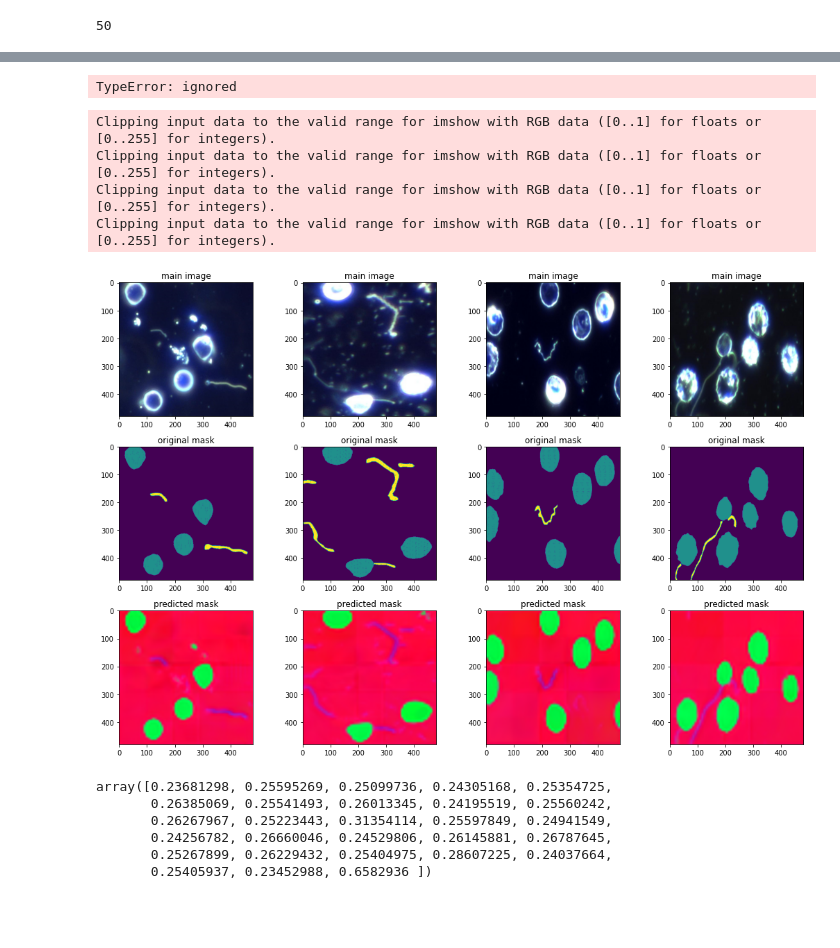
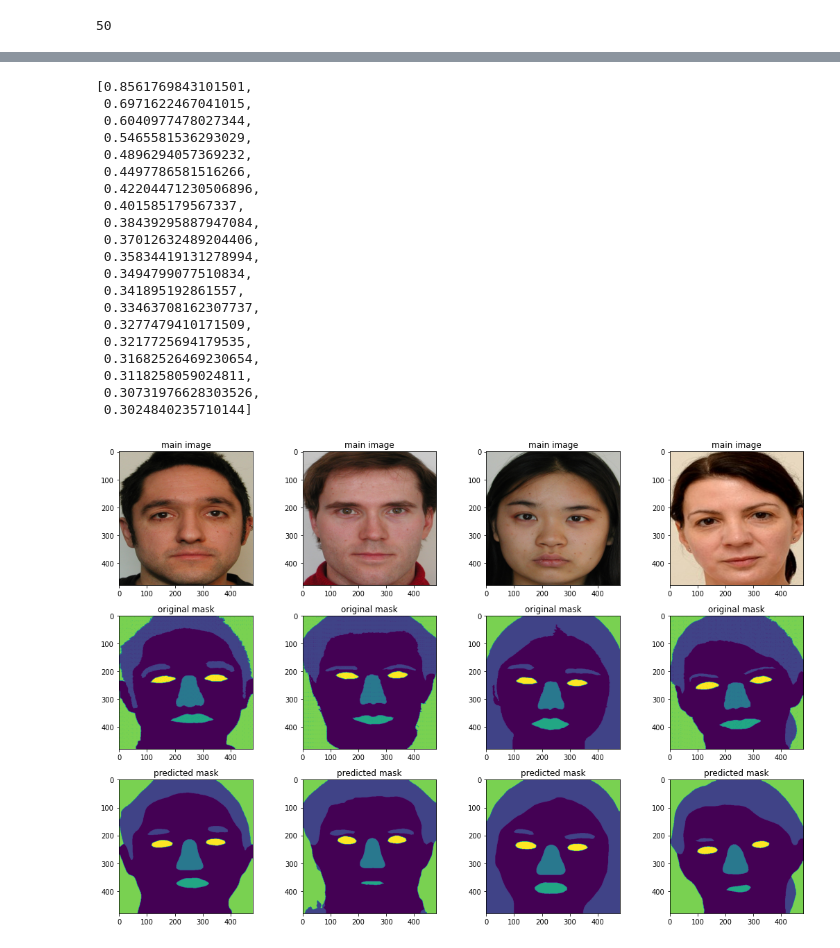
Before and after one commit to MahdiEsrafili/image_segmentation, a Jupyter notebook: face_segmentation.ipynb, the cells around one changed output, grey strips where cells are left out. Drawn from its saved outputs; the diff is of its cells as text; code cells hidden in the pictures; blank space fills up the shorter version.

Commit message:
adds model training and inference

```diff
--- a/face_segmentation.ipynb
+++ b/face_segmentation.ipynb
@@ -127,9 +128,13 @@ class FaceDS(Dataset):
     return img, mask
 # %%
-transforms = T.Compose([
+img_transform = T.Compose([
                         T.Resize((480, 480)),
                         T.ToTensor()
 ])
+mask_transform = T.Compose([
+                        T.Resize((480, 480)),
+])
+transforms = {'image':img_transform, 'mask':mask_transform}
 # %%
 path = '/content/data/data/FASSEG-frontal02'
 train_dataset = FaceDS(path, transforms)
@@ -160,7 +162,6 @@ model = model.train().to(device)
 def train(model, optimizer, criterion, lr_scheduler, dataloaders, num_epochs=10):
   model.train()
   loss_history = list()
-  num_epochs=10
   for epoch in range(num_epochs):
     pbar = tqdm(dataloaders['train'])
     epoch_losses = np.array([])
@@ -181,18 +182,37 @@ def train(model, optimizer, criterion, lr_scheduler, dataloaders, num_epochs=10)
 # %%
 from SegLoss.losses_pytorch import lovasz_loss
 # %%
-lr = 0.001
+lr = 1e-4
 optimizer = torch.optim.Adam(model.parameters(), lr=lr)
 # criterion = torch.nn.CrossEntropyLoss()
 criterion = lovasz_loss.LovaszSoftmax()
-lr_scheduler = torch.optim.lr_scheduler.ExponentialLR(optimizer, gamma=0.9)
+lr_scheduler = torch.optim.lr_scheduler.StepLR(optimizer, 5, gamma=0.9)
 # %%
 dataloaders = {'train': train_loader,
                'test': test_loader}
 # %%
-train(model, optimizer, criterion, lr_scheduler, dataloaders)
+train(model, optimizer, criterion, lr_scheduler, dataloaders, num_epochs=20)
 # %% [output]
-TypeError: ignored
+[0.8561769843101501,
+ 0.6971622467041015,
+ 0.6040977478027344,
+ 0.5465581536293029,
+ 0.4896294057369232,
+ 0.4497786581516266,
+ 0.42204471230506896,
+ 0.401585179567337,
+ 0.38439295887947084,
+ 0.37012632489204406,
+ 0.35834419131278994,
+ 0.3494799077510834,
+ 0.341895192861557,
+ 0.33463708162307737,
+ 0.3277479410171509,
+ 0.3217725694179535,
+ 0.31682526469230654,
+ 0.3118258059024811,
+ 0.30731976628303526,
+ 0.3024840235710144]
 # %%
 with open('/content/model.pt', 'wb') as f:
   torch.save(model,f)
@@ -221,33 +241,21 @@ results, losses = test(model, dataloaders, criterion)
 # %%
 plt.figure(figsize=(15, 10))
 test_img = iter(test_loader)
 for batches in results:
   grounds = next(test_img)
   for i, pred in enumerate(batches):
     plt.subplot(3, 4, i+1)
     plt.title('main image')
     plt.imshow(grounds[0][i].permute(1,2,0))
     plt.subplot(3, 4, 4+i+1)
     plt.title('original mask')
     plt.imshow(grounds[1][i][0])
     plt.subplot(3, 4, 8+i+1)
     plt.title('predicted mask')
-    plt.imshow(pred.permute(1,2,0))
+    pred = pred.argmax(dim=0)
+    plt.imshow(pred)
   break
 
 plt.tight_layout()
 # %% [output]
-Clipping input data to the valid range for imshow with RGB data ([0..1] for floats or [0..255] for integers).
-Clipping input data to the valid range for imshow with RGB data ([0..1] for floats or [0..255] for integers).
-Clipping input data to the valid range for imshow with RGB data ([0..1] for floats or [0..255] for integers).
-Clipping input data to the valid range for imshow with RGB data ([0..1] for floats or [0..255] for integers).
-[figure, old version]
+[figure, new version]
-# %%
-losses
-# %% [output]
-array([0.23681298, 0.25595269, 0.25099736, 0.24305168, 0.25354725,
-       0.26385069, 0.25541493, 0.26013345, 0.24195519, 0.25560242,
-       0.26267967, 0.25223443, 0.31354114, 0.25597849, 0.24941549,
-       0.24256782, 0.26660046, 0.24529806, 0.26145881, 0.26787645,
-       0.25267899, 0.26229432, 0.25404975, 0.28607225, 0.24037664,
-       0.25405937, 0.23452988, 0.6582936 ])
```
Also changed, not shown: parts of 8 cells of this notebook.
